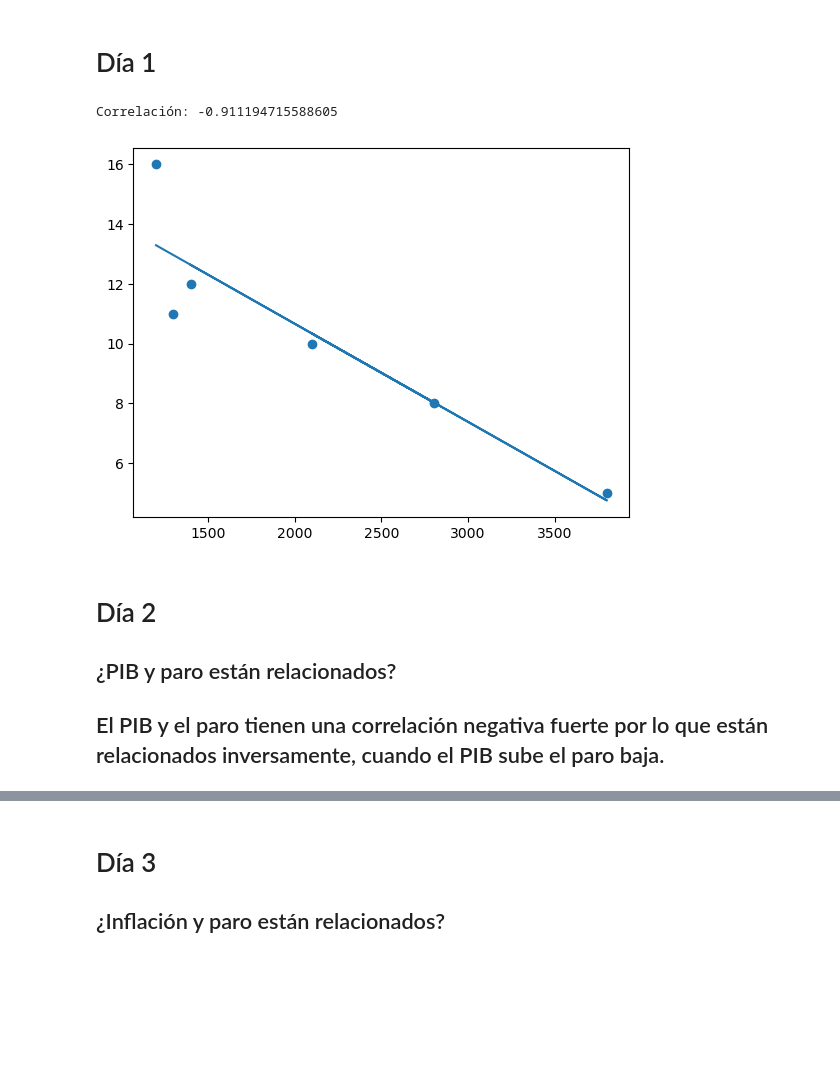
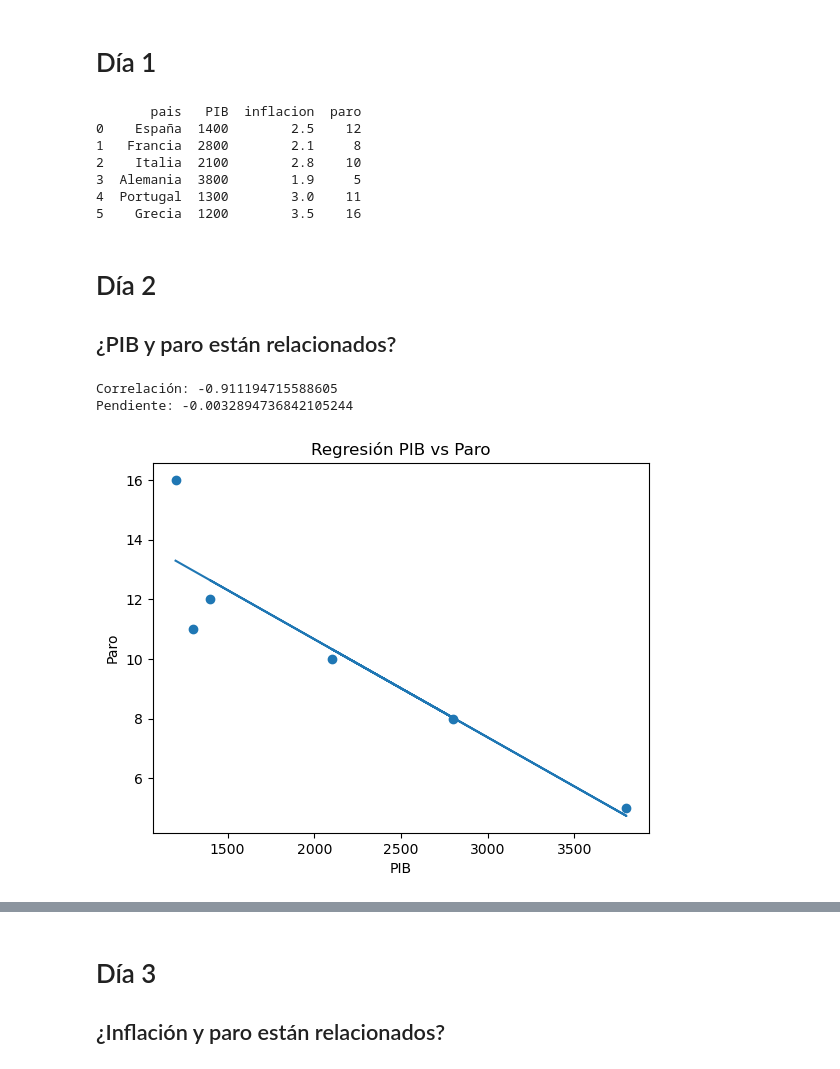
Before and after one commit to coosmiinn/Proyectos-Economia, a Jupyter notebook: Semana 7/Semana 7.ipynb, the cells around one changed output, grey strips where cells are left out. Drawn from its saved outputs; the diff is of its cells as text; code cells hidden in the pictures; blank space fills up the shorter version.

```diff
--- a/Semana 7/Semana 7.ipynb
+++ b/Semana 7/Semana 7.ipynb
@@ -14,21 +14,36 @@ datos = {
 
 df = pd.DataFrame(datos)
 
-#scatter PIB vs paro
-plt.scatter(df["PIB"], df["paro"])
-
-#correlación PIB vs paro
-print("Correlación:", df["PIB"].corr(df["paro"]))
-
-#regresión lineal simple
-m, b = np.polyfit(df["PIB"], df["paro"], 1)
-plt.plot(df["PIB"], m*df["PIB"] + b)
-plt.show()
+print(df)
 # %% [output]
-Correlación: -0.911194715588605
+       pais   PIB  inflacion  paro
+0    España  1400        2.5    12
+1   Francia  2800        2.1     8
+2    Italia  2100        2.8    10
+3  Alemania  3800        1.9     5
+4  Portugal  1300        3.0    11
+5    Grecia  1200        3.5    16
-[figure, removed]
 # %% [markdown]
 # Día 2
 ## ¿PIB y paro están relacionados?
-
-## El PIB y el paro tienen una correlación negativa fuerte por lo que están relacionados inversamente, cuando el PIB sube el paro baja.
+# %%
+#scatter PIB vs paro
+plt.scatter(df["PIB"], df["paro"])
+
+#correlación PIB vs paro
+print("Correlación:", df["PIB"].corr(df["paro"]))
+
+#regresión lineal simple
+m, b = np.polyfit(df["PIB"], df["paro"], 1)
+plt.plot(df["PIB"], m*df["PIB"] + b)
+print("Pendiente:", m)
+
+#etiqutas gráfica
+plt.title("Regresión PIB vs Paro")
+plt.xlabel("PIB")
+plt.ylabel("Paro")
+plt.show()
+# %% [output]
+Correlación: -0.911194715588605
+Pendiente: -0.0032894736842105244
+[figure, added]
```
Also changed, not shown: parts of 5 cells of this notebook.
